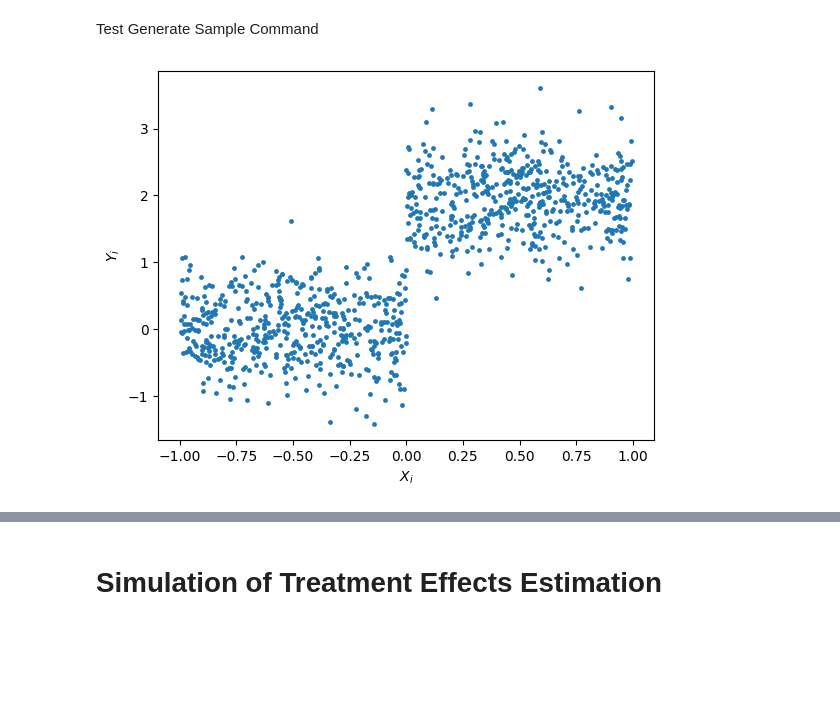
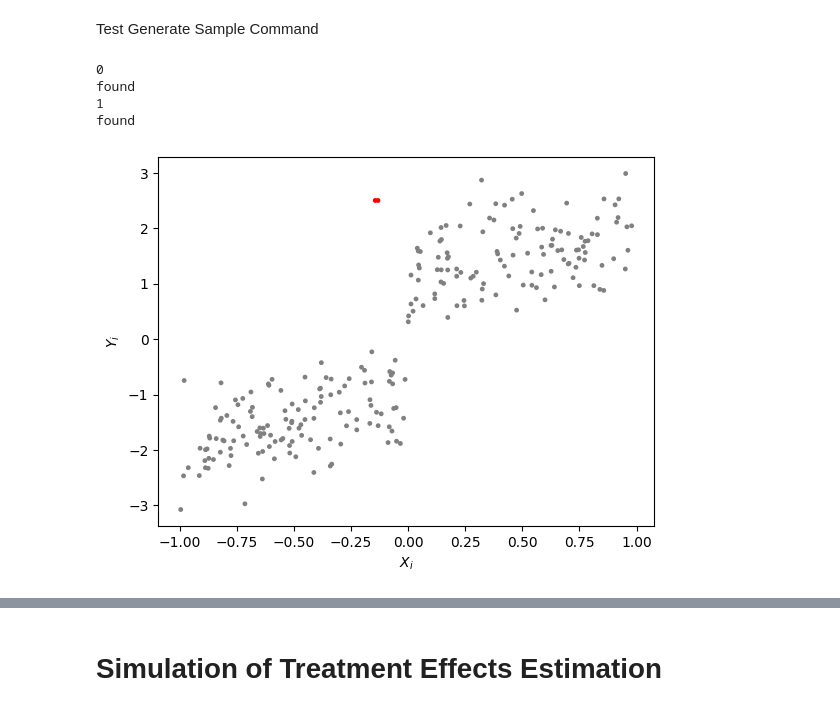
Before and after one commit to FranciscoPortilha/BSc2-Thesis---Robust-RDD, a Jupyter notebook: dev.ipynb, the cells around one changed output, grey strips where cells are left out. Saved outputs shown, nothing was run; the diff lists cells and outputs as text; code cells hidden in the pictures; blank space fills up the shorter version.

Commit message:
multiple outliers

```diff
--- a/dev.ipynb
+++ b/dev.ipynb
@@ -241,25 +241,30 @@ def genOutlier(Y, X, name, nOutliers=1, delta=0.1):
     Outliers = np.zeros_like(Y)
     if name == 'Simple':
         i = 0
-        found=True
-        for i in range(1,nOutliers):
+        for j in range(nOutliers):
+            print(j)
+            found=True
             while(found):
                 if (X[i] >= -delta) & (X[i] < 0):
                     Y[i] = 2.5
                     Outliers[i] = 1
                     found = False
+                    i=i+1
                 else:
                     i=i+1
 
     if name == 'Simple Outside':
         i = 0
-        found=True
-        for i in range(1,nOutliers):
+        for j in range(nOutliers):
+            print(j)
+            found=True
             while(found):
                 if (X[i] >= -2*delta) & (X[i] < -delta):
                     Y[i] = 2.5
                     Outliers[i] = 1
+                    print('found')
                     found = False
+                    i=i+1
                 else:
                     i=i+1
     return Y, Outliers
@@ -310,7 +315,8 @@ def genSample(name, n, tau=0, L=0, alpha=0, beta=0, outlier=False, outlierMethod
 
     # Print plot
     if printPlot == True:
-        plt.scatter(X,Y,s=6)
+        cmap = matplotlib.colors.LinearSegmentedColormap.from_list("", ["grey","red"])
+        plt.scatter(X,Y,s=6,c=sample.Outlier, cmap=cmap)
         plt.xlabel('$X_i$')
         plt.ylabel('$Y_i$')
 
@@ -319,7 +325,12 @@ def genSample(name, n, tau=0, L=0, alpha=0, beta=0, outlier=False, outlierMethod
 Test Generate Sample Command
 # %%
 # Options are: 'Noak', 'Basic', 'Basic Linear'
-sample = genSample('Basic Linear',1000,2,printPlot=True)
+sample = genSample('Basic Linear',250,tau=2,alpha=-1,beta=1,L=200,
+                   outlier=True,outlierMethod='Simple Outside', nOutliers=2,printPlot=True)
 #sample.to_csv('sample.csv')
 # %% [output]
+0
+found
+1
+found
-[figure, old version]
+[figure, new version]
```
Also changed, not shown: parts of 7 cells of this notebook.
